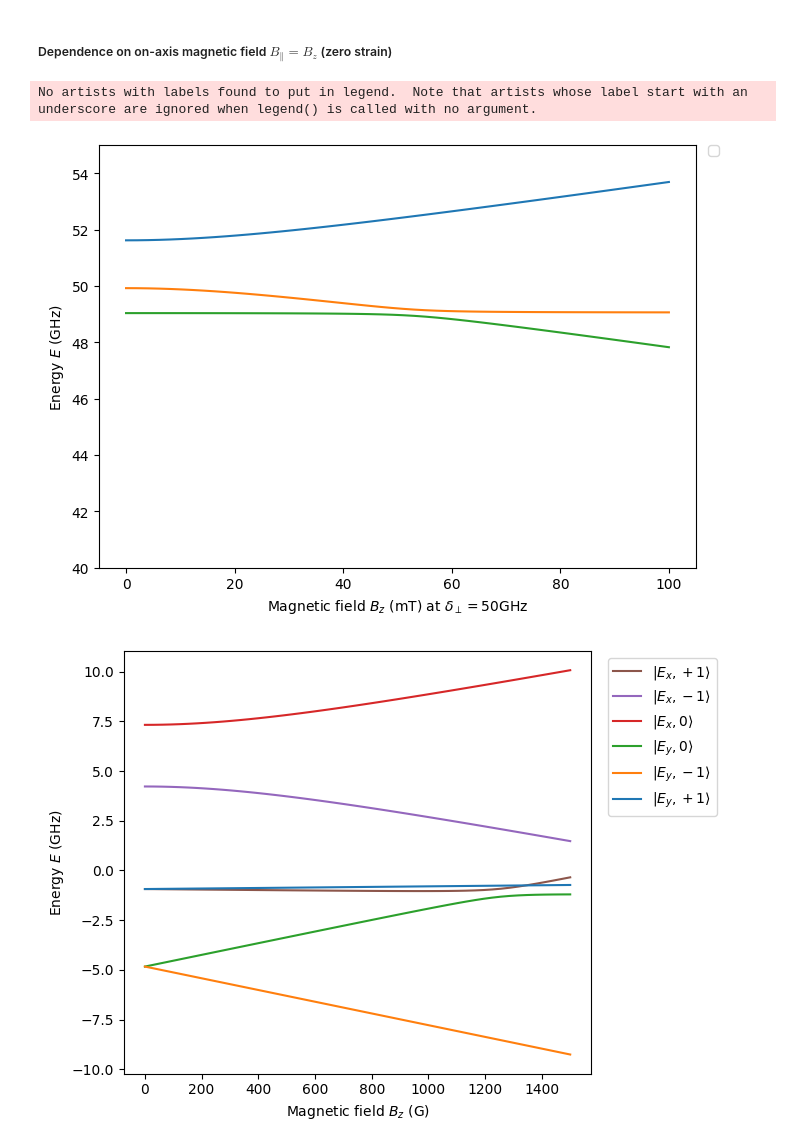
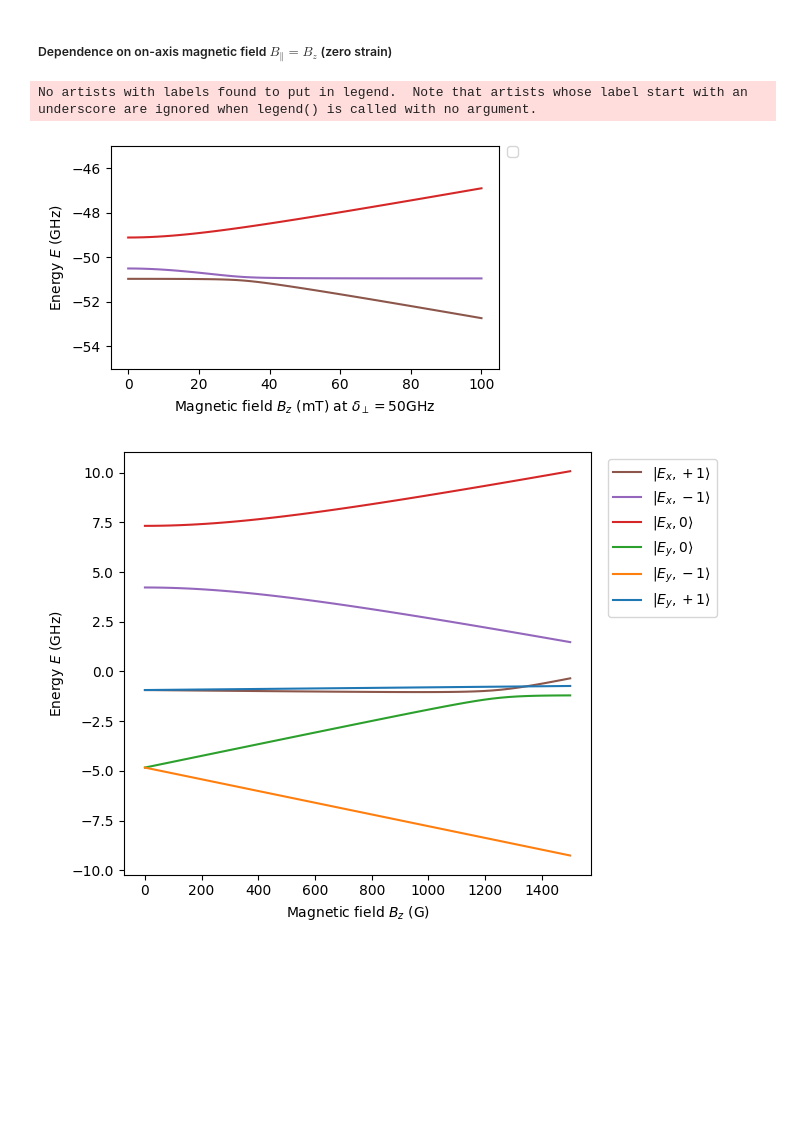
Before and after one commit to Risei412/EIT, a Jupyter notebook: Research note on NV-EIT_ESLACproject.ipynb, the cells around one changed output. Saved outputs shown, nothing was run; the diff lists cells and outputs as text; code cells hidden in the pictures; blank space fills up the shorter version.

```diff
--- a/Research note on NV-EIT_ESLACproject.ipynb
+++ b/Research note on NV-EIT_ESLACproject.ipynb
@@ -506,36 +506,37 @@ deltax = deltay = value*1e9 / np.sqrt(2) / des_perp #deltax deltay ともに0
 # eigenvalues
 ee_Bz = [(H_es + V_es(E=[0, 0, 0], B=[0, 0, Bzi], delta=[deltax, deltay, 0])).eigenenergies() for Bzi in Bz]
 
 # # plot
 # for i in range(6):
 #     plt.plot(Bz*1e4, [eei[i]/1e9 for eei in ee_Bz],
 #             label=labels[i],
 #             color=colors[i]
 #     ) # Bz*1e4で T→Gauss
 # plt.xlabel(r"Magnetic field $B_z \mathrm{(G)}$")
 # plt.ylabel(r"Energy $E \mathrm{(GHz)}$")
 # #plt.ylim(-0.76, -0.74)
 # plt.legend()
 # plt.show()
 
-plt.figure(figsize=(7, 5))
+plt.figure(figsize=(5, 3))
 for i in reversed(range(6)):
     plt.plot(
         Bz * 1e3,
         [ee[i] / 1e9 for ee in ee_Bz]
         # label=labels[i],
         # color=colors[i]
     )
 
+
 plt.xlabel(f"Magnetic field $B_z$ (mT) at $\delta_\perp={value}$GHz")
 plt.ylabel(r"Energy $E$ (GHz)")
-plt.ylim(40,55)
+plt.ylim(-55, -45)
 plt.legend(loc='upper left', bbox_to_anchor=(1.02, 1.0), borderaxespad=0)  # 凡例を外に
 plt.tight_layout()
 plt.show()
 # %% [output]
 No artists with labels found to put in legend.  Note that artists whose label start with an underscore are ignored when legend() is called with no argument.
-[figure, old version]
+[figure, new version]
 # %%
 # Bz list
 #Bz = np.linspace(1340e-4, 1350e-4) #[T]
```
Also changed, not shown: parts of 1 cell of this notebook.
